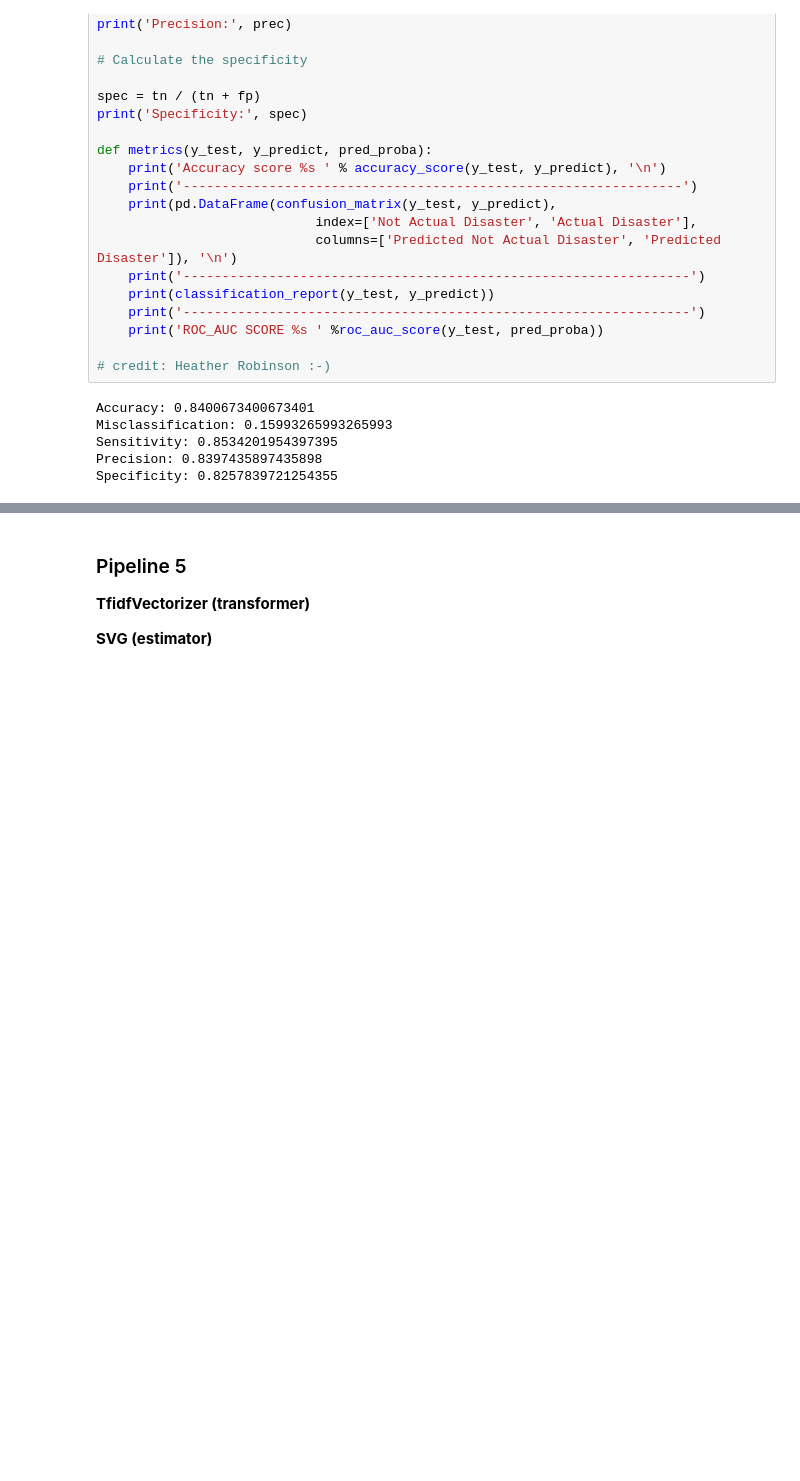
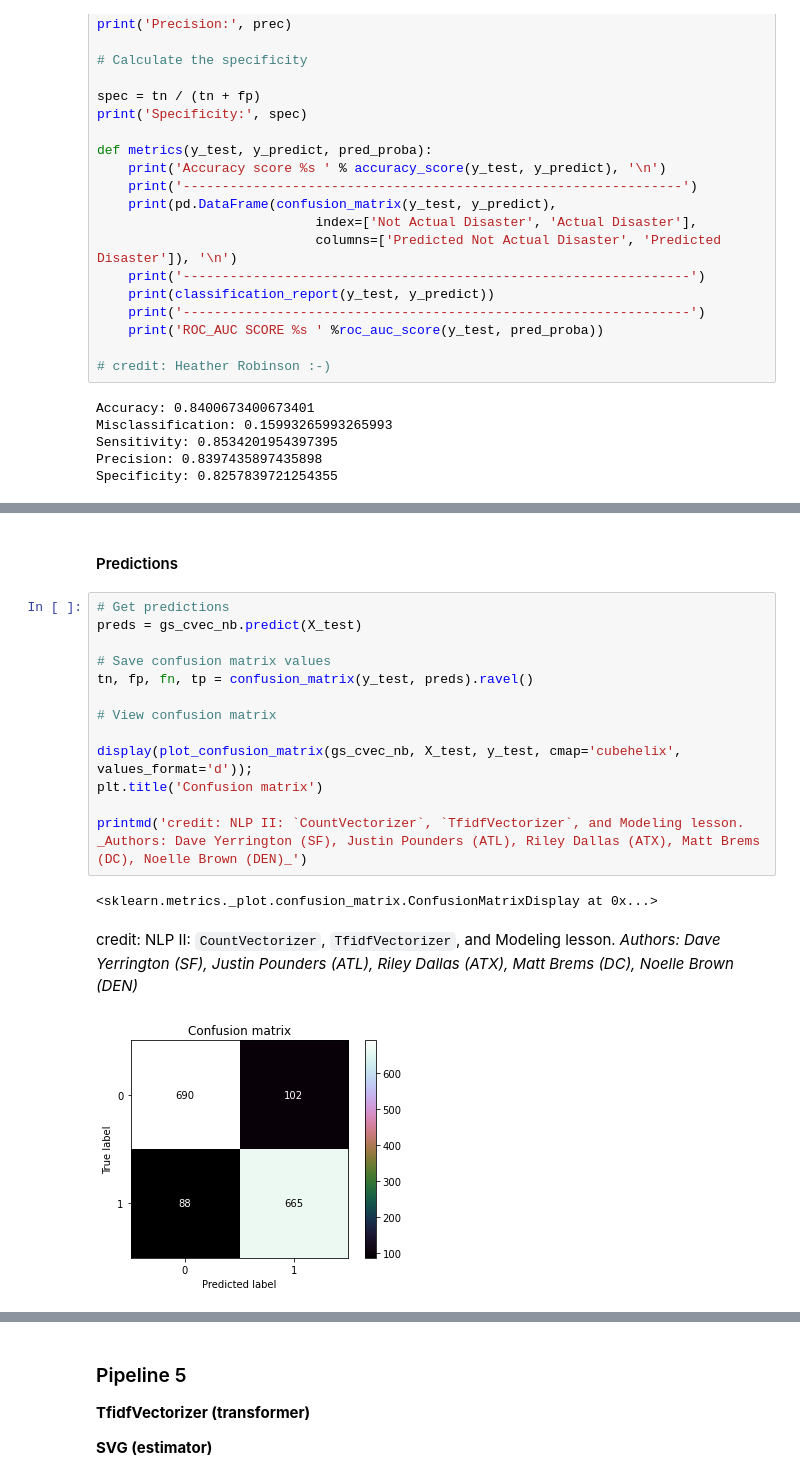
Before and after one commit to abishop17/plausible_utopia_nlp_classification_modeling, a Jupyter notebook: code/Project 3 - #2 of 3 (Models) - Plausible Utopia -- Classification Modeling on Subreddits.ipynb, the cells around one changed output, grey strips where cells are left out. Cells and saved outputs as stored; diff of their text form; blank space fills up the shorter version.

```diff
--- a/code/Project 3 - #2 of 3 (Models) - Plausible Utopia -- Classification Modeling on Subreddits.ipynb
+++ b/code/Project 3 - #2 of 3 (Models) - Plausible Utopia -- Classification Modeling on Subreddits.ipynb
@@ -617,0 +697,19 @@ https://scikit-learn.org/stable/modules/ensemble.html
+# %% [markdown]
+#### Predictions
+# %%
+# Get predictions
+preds = gs_cvec_nb.predict(X_test)
+
+# Save confusion matrix values
+tn, fp, fn, tp = confusion_matrix(y_test, preds).ravel()
+
+# View confusion matrix
+
+display(plot_confusion_matrix(gs_cvec_nb, X_test, y_test, cmap='cubehelix', values_format='d'));
+plt.title('Confusion matrix')
+
+printmd('credit: NLP II: `CountVectorizer`, `TfidfVectorizer`, and Modeling lesson. _Authors: Dave Yerrington (SF), Justin Pounders (ATL), Riley Dallas (ATX), Matt Brems (DC), Noelle Brown (DEN)_')
+# %% [output]
+<sklearn.metrics._plot.confusion_matrix.ConfusionMatrixDisplay at 0x...>
+credit: NLP II: `CountVectorizer`, `TfidfVectorizer`, and Modeling lesson. _Authors: Dave Yerrington (SF), Justin Pounders (ATL), Riley Dallas (ATX), Matt Brems (DC), Noelle Brown (DEN)_
+[figure, added]
```
Also changed, not shown: parts of 30 cells of this notebook, 8 other files.
